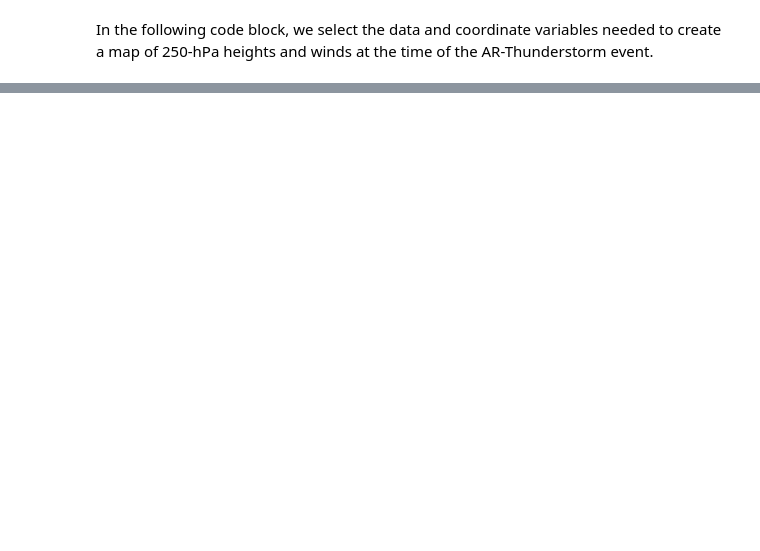
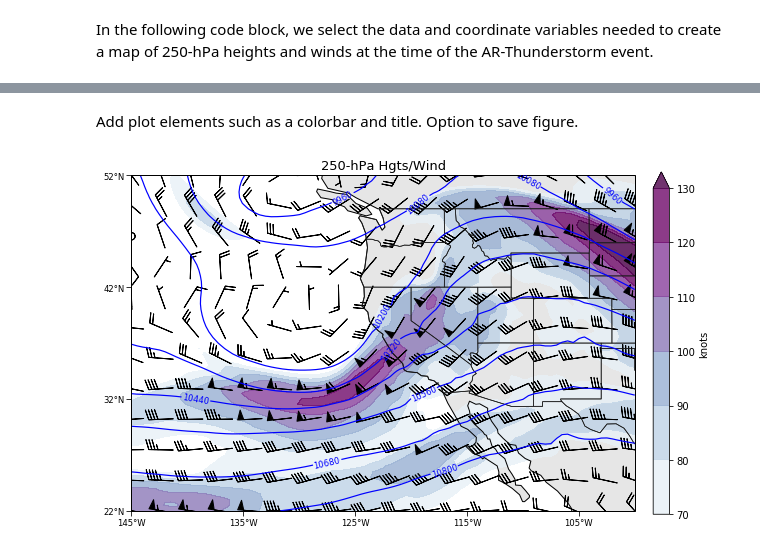
Before and after one commit to CLIVAC/pyclivac, a Jupyter notebook: examples/xarray_and_cartopy.ipynb, the cells around one changed output, grey strips where cells are left out. Drawn from its saved outputs; the diff is of its cells as text; code cells hidden in the pictures; blank space fills up the shorter version.

```diff
--- a/examples/xarray_and_cartopy.ipynb
+++ b/examples/xarray_and_cartopy.ipynb
@@ -298,0 +511,46 @@ plt.show()
+# %% [markdown]
+Add plot elements such as a colorbar and title. Option to save figure.
+# %%
+# Draw basemap
+fig, ax = draw_basemap()
+
+# Geopotenital height lines
+clevs_hgts = np.arange(8400,12800,120)
+cs = ax.contour(lons, lats, hgts, transform=datacrs,
+                levels=clevs_hgts,
+                colors='b',         # line color
+                linewidths=1.2)    # line thickness
+# Add labels to contour lines
+plt.clabel(cs, fmt='%d',fontsize=8.5, inline_spacing=5)
+
+# Wind speed - contour fill
+clevs_wspd = np.arange(70,131,10)
+cf = ax.contourf(lons, lats, wspd_kt, transform=datacrs,
+                 levels=clevs_wspd,
+                 cmap='BuPu',
+                 extend='max',
+                 alpha=0.8)   # transparency (0=transparent, 1=opaque)
+
+# Wind barbs
+ax.barbs(lons, lats, uwnd, vwnd, transform=datacrs,   # uses the same args as quiver
+          color='k', regrid_shape=12, pivot='middle')
+
+# Add colorbar
+cb = plt.colorbar(cf, orientation='vertical',  # 'horizontal' or 'vertical'
+                  shrink=0.7, pad=0.03)        # fraction to shrink cb by; pad= space between cb and plot
+cb.set_label('knots')
+
+# Plot title
+titlestring = f"{plev}-hPa Hgts/Wind"                # uses new f-string formatting
+ax.set_title(titlestring, loc='center',fontsize=13)  # loc: {'center','right','left'}
+
+# Save figure
+outfile = 'map-250hPa.png'
+plt.savefig(outfile,
+            bbox_inches='tight',  # trims excess whitespace from around figure
+            dpi=300)              # resolution in dots per inch
+
+# show
+plt.show()
+# %% [output]
+[figure, added]
```
Also changed, not shown: parts of 51 cells of this notebook, 2 other files.
